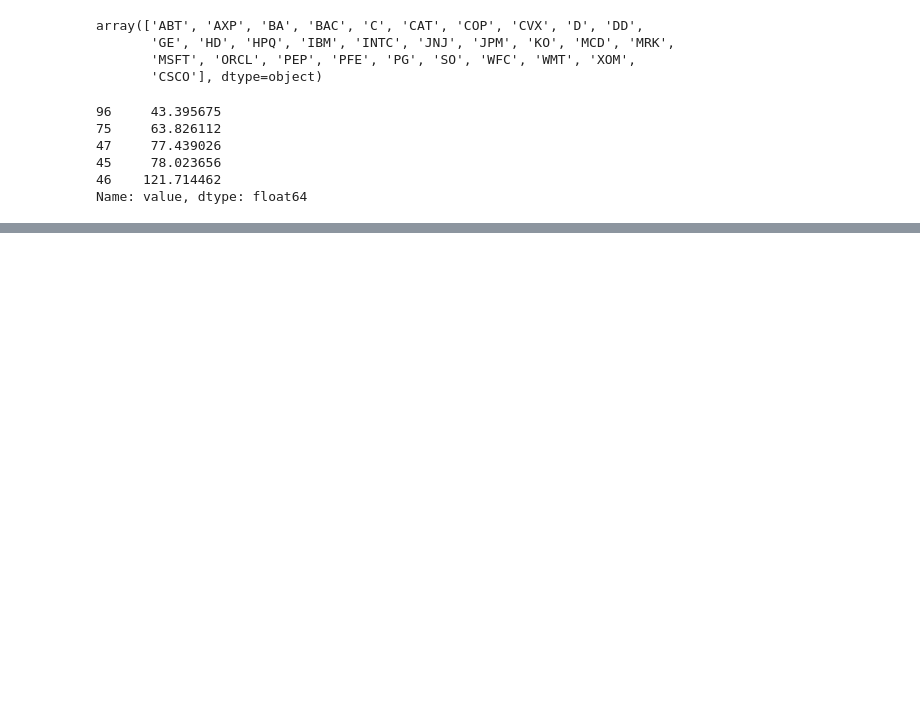
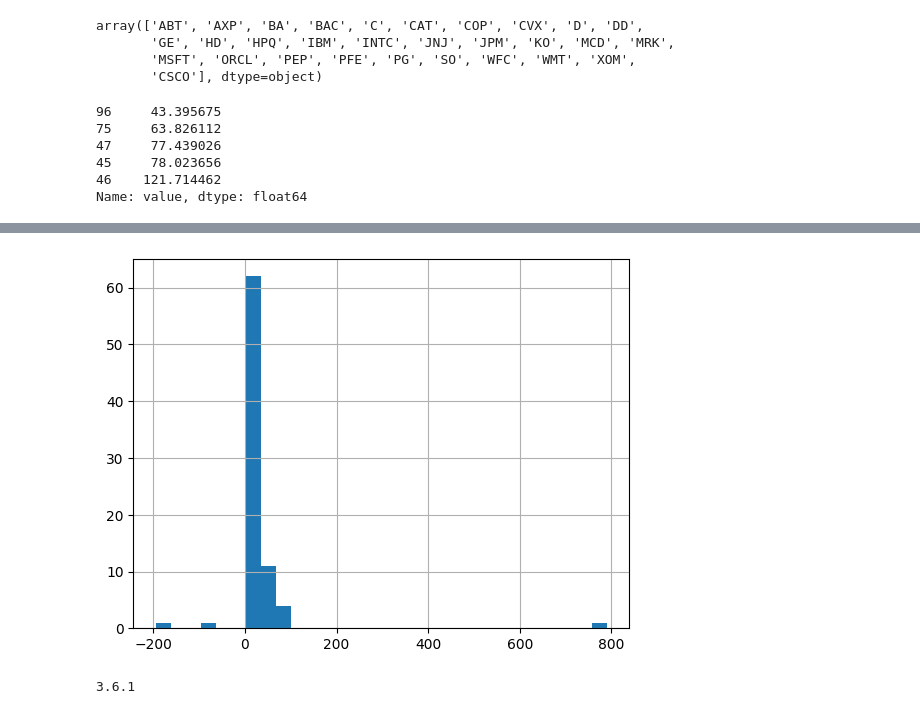
Before and after one commit to birdhouse5/Thesis, a Jupyter notebook: workbench.ipynb, the cells around one changed output, grey strips where cells are left out. Cells and saved outputs as stored; diff of their text form; code cells hidden in the pictures; blank space fills up the shorter version.

```diff
--- a/workbench.ipynb
+++ b/workbench.ipynb
@@ -214,3 +214,6 @@ df.tail()
 45     78.023656
 46    121.714462
 Name: value, dtype: float64
+# %%
+import pandas as pd
+df = pd.read_csv("experiments/results/optuna_phase3_results/varibad_phase3_1755581439_all_trials.csv")
@@ -216,0 +235,10 @@ Name: value, dtype: float64
+# %%
+df["value"].hist(bins=30)
+plt.show()
+# %% [output]
+[figure, added]
+# %%
+import optuna
+print(optuna.__version__)
+# %% [output]
+3.6.1
```
Also changed, not shown: parts of 6 cells of this notebook, 5 other files.
